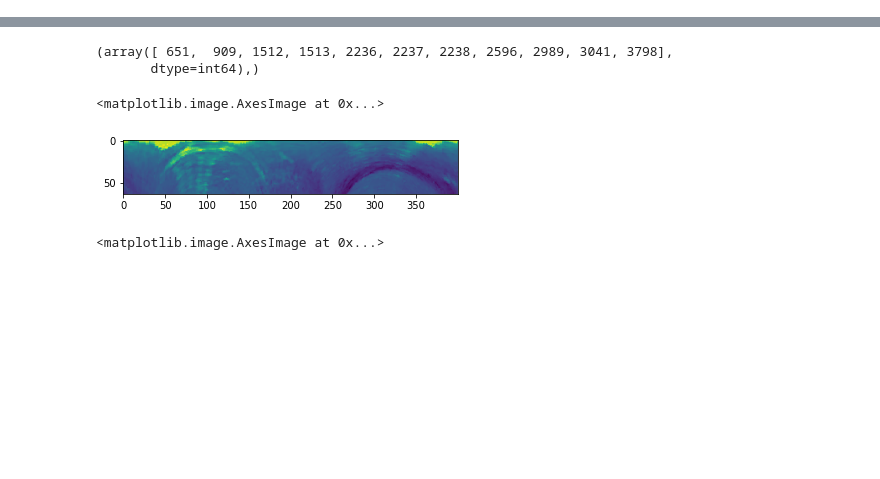
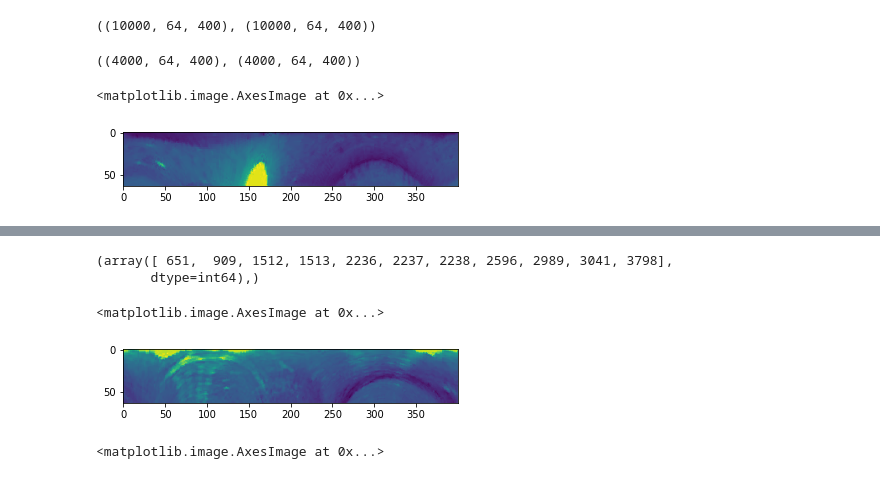
Before and after one commit to JimHok/Source_Code, a Jupyter notebook: iris_norm.ipynb, the cells around one changed output, grey strips where cells are left out. Cells and saved outputs as stored; diff of their text form; code cells hidden in the pictures; blank space fills up the shorter version.

```diff
--- a/iris_norm.ipynb
+++ b/iris_norm.ipynb
@@ -37,3 +38,27 @@ def create_iris_norm(img_folder):
 # %%
-iris_norm_L = np.load('temp_data/iris_norm_L.npy')
-iris_norm_R = np.load('temp_data/iris_norm_R.npy')
+iris_norm_L = np.load('temp_data/iris_norm_L_all.npy')
+iris_norm_R = np.load('temp_data/iris_norm_R_all.npy')
+# %%
+iris_norm_L.shape, iris_norm_R.shape
+# %% [output]
+((10000, 64, 400), (10000, 64, 400))
+# %%
+def create_fold_norm(fold):
+    iris_norm_L_fold = []
+    iris_norm_R_fold = []
+    for fol in range(1000):
+        for item in range(4):
+            iris_norm_L_fold.append(iris_norm_L[fol*10+item+fold])
+            iris_norm_R_fold.append(iris_norm_R[fol*10+item+fold])
+    return np.array(iris_norm_L_fold), np.array(iris_norm_R_fold)
+# %%
+iris_norm_L_fold, iris_norm_R_fold = create_fold_norm(2)
+# %%
+iris_norm_L_fold.shape, iris_norm_R_fold.shape
+# %% [output]
+((4000, 64, 400), (4000, 64, 400))
+# %%
+plt.imshow(iris_norm_L_fold[0])
+# %% [output]
+<matplotlib.image.AxesImage at 0x...>
+[figure, added]
```
Also changed, not shown: parts of 4 cells of this notebook, 10 other files.
